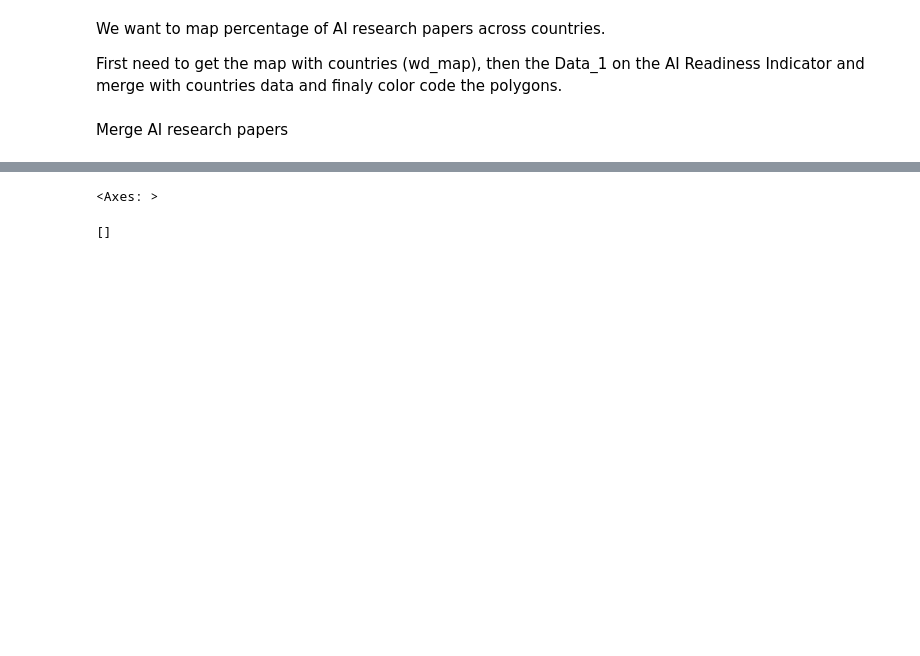
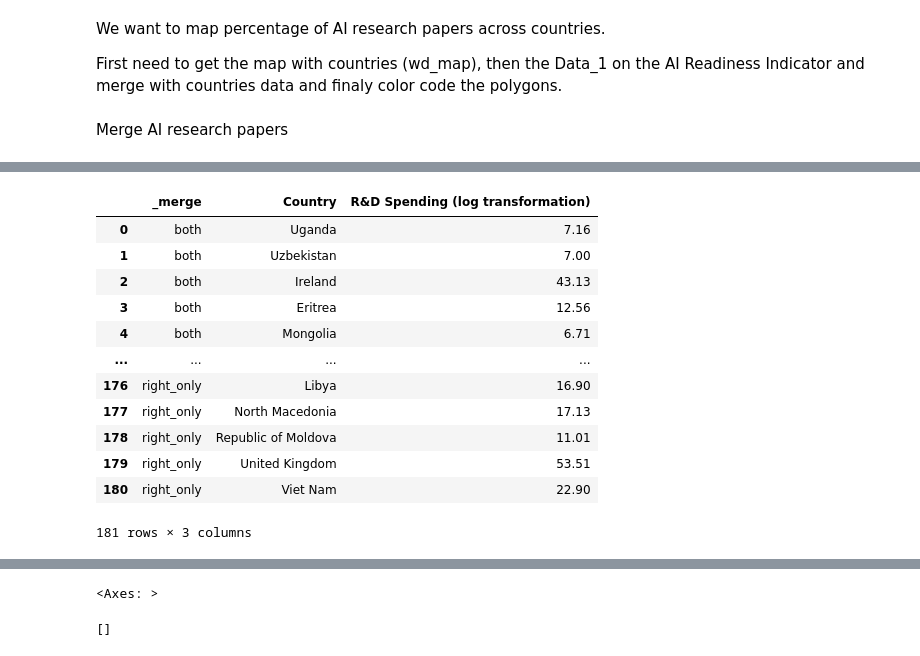
Before and after one commit to ojobo-tech/gisfordatascience, a Jupyter notebook: ps1_ai_adoption_map.ipynb, the cells around one changed output, grey strips where cells are left out. Saved outputs shown, nothing was run; the diff lists cells and outputs as text; code cells hidden in the pictures; blank space fills up the shorter version.

```diff
--- a/ps1_ai_adoption_map.ipynb
+++ b/ps1_ai_adoption_map.ipynb
@@ -323,3 +333,6 @@ We want to map percentage of AI research papers across countries.
 First need to get the map with countries (wd_map), then the Data_1 on the AI Readiness Indicator and merge with countries data and finaly color code the polygons.
 # %% [markdown]
 Merge AI research papers
+# %%
+wd_map1 = pd.merge(wd_map, ai_readiness_indicators, on='Country', how='outer', indicator=True)
+wd_map1._merge.value_counts()#aok need to investigate!
@@ -326,3 +357,19 @@ Merge AI research papers
+# %%
+wd_map1[['_merge','Country', 'R&D Spending (log transformation)']] #and sort on merge to see what failed to merge!
+# %% [output]
+|  | _merge | Country | R&D Spending (log transformation) |
+| 0 | both | Uganda | 7.16 |
+| 1 | both | Uzbekistan | 7.00 |
+| 2 | both | Ireland | 43.13 |
+| 3 | both | Eritrea | 12.56 |
+| 4 | both | Mongolia | 6.71 |
+| ... | ... | ... | ... |
+| 176 | right_only | Libya | 16.90 |
+| 177 | right_only | North Macedonia | 17.13 |
+| 178 | right_only | Republic of Moldova | 11.01 |
+| 179 | right_only | United Kingdom | 53.51 |
+| 180 | right_only | Viet Nam | 22.90 |
+181 rows × 3 columns
 # %%
 # Merge using outer join
 wd_map1 = pd.merge(wd_map, ai_readiness_indicators, on='Country', how='outer', indicator=True)
```
Also changed, not shown: parts of 16 cells of this notebook.
